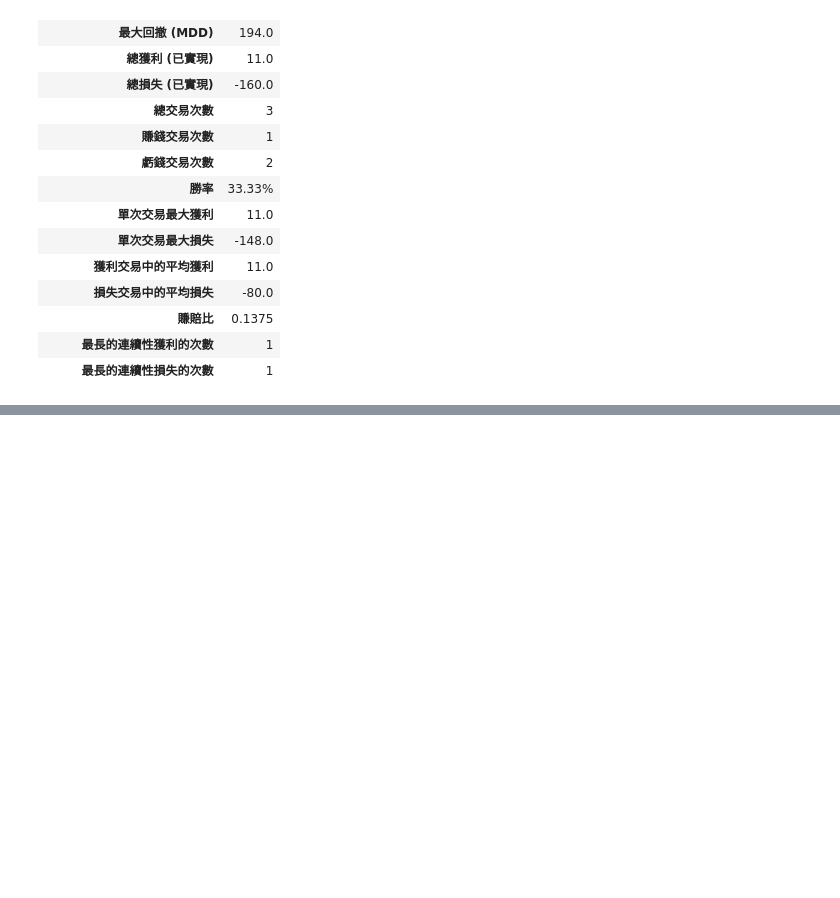
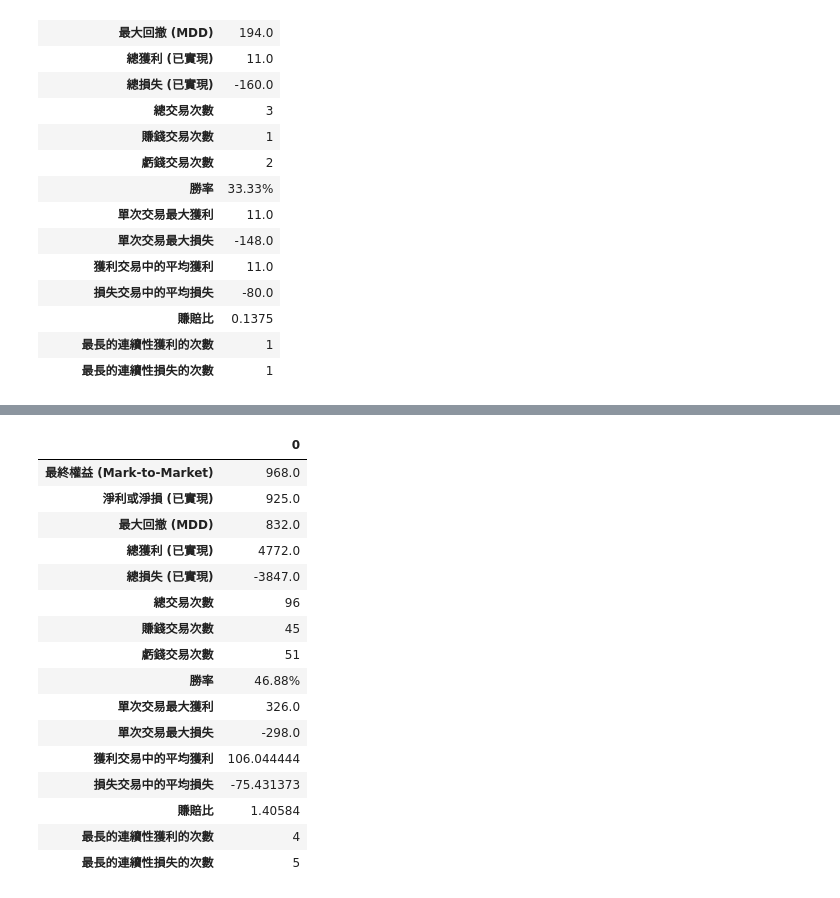
Before and after one commit to jiangyanmu/QIA-Final-Regression-Test, a Jupyter notebook: src/main.ipynb, the cells around one changed output, grey strips where cells are left out. Saved outputs shown, nothing was run; the diff lists cells and outputs as text; code cells hidden in the pictures; blank space fills up the shorter version.

```diff
--- a/src/main.ipynb
+++ b/src/main.ipynb
@@ -131,0 +157,30 @@ performance_two_df.T
+# %%
+%reload_ext autoreload
+%autoreload 2
+
+from lib.performance_analysis import calculate_strategy_one_performance
+
+# 計算策略績效
+performance_three = calculate_strategy_one_performance(df3)
+
+# 印出績效報告
+performance_three_df = pd.DataFrame([performance_three])
+performance_three_df.T
+# %% [output]
+|  | 0 |
+| 最終權益 (Mark-to-Market) | 968.0 |
+| 淨利或淨損 (已實現) | 925.0 |
+| 最大回撤 (MDD) | 832.0 |
+| 總獲利 (已實現) | 4772.0 |
+| 總損失 (已實現) | -3847.0 |
+| 總交易次數 | 96 |
+| 賺錢交易次數 | 45 |
+| 虧錢交易次數 | 51 |
+| 勝率 | 46.88% |
+| 單次交易最大獲利 | 326.0 |
+| 單次交易最大損失 | -298.0 |
+| 獲利交易中的平均獲利 | 106.044444 |
+| 損失交易中的平均損失 | -75.431373 |
+| 賺賠比 | 1.40584 |
+| 最長的連續性獲利的次數 | 4 |
+| 最長的連續性損失的次數 | 5 |
```
Also changed, not shown: parts of 6 cells of this notebook, 2 other files.
